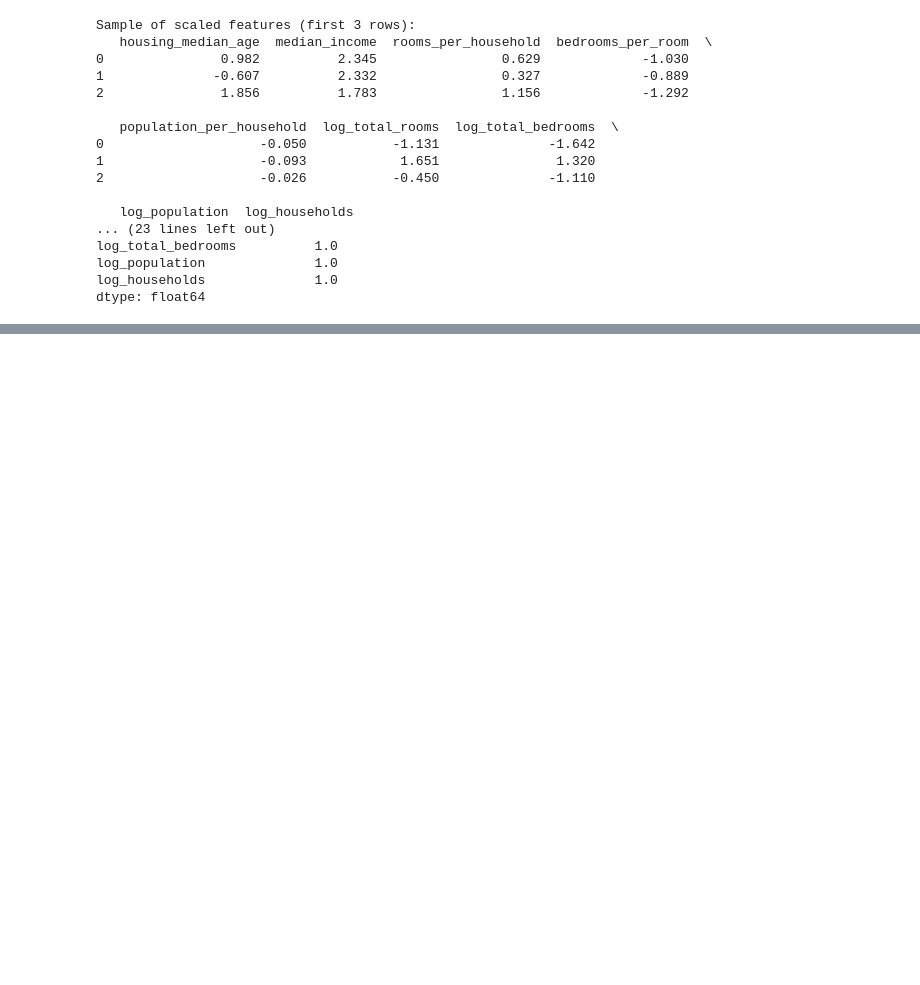
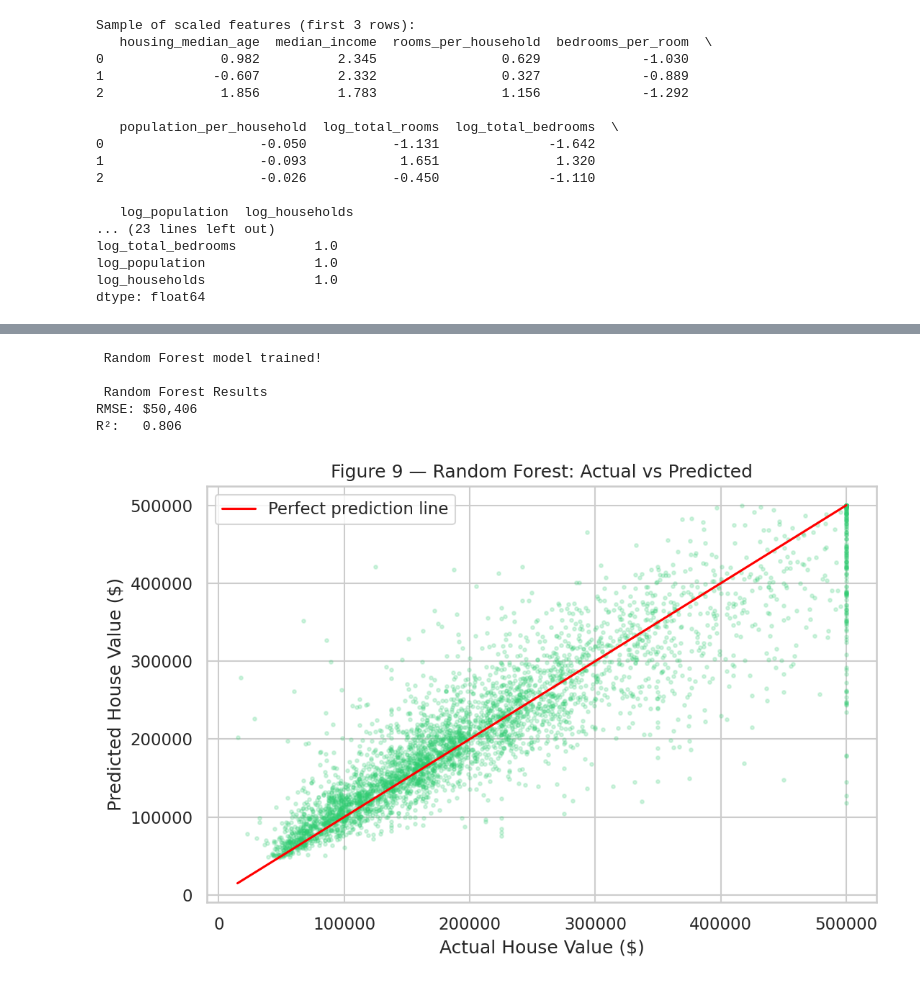
Before and after one commit to Amenbiz/House-Pricing, a Jupyter notebook: notebooks/house_price_analysis.ipynb, the cells around one changed output, grey strips where cells are left out. Drawn from its saved outputs; the diff is of its cells as text; code cells hidden in the pictures; blank space fills up the shorter version.

```diff
--- a/notebooks/house_price_analysis.ipynb
+++ b/notebooks/house_price_analysis.ipynb
@@ -658,0 +824,50 @@ dtype: float64
+# %%
+# CELL 22 — Random Forest
+
+# Random Forest builds 100 decision trees, each trained on
+# a slightly different random sample of the data.
+# It then averages all 100 predictions together.
+
+
+from sklearn.ensemble import RandomForestRegressor
+
+# Step 1 — Create model
+rf_model = RandomForestRegressor(n_estimators=100, random_state=42)
+
+# Step 2 — Train model
+# Note: Traing this model might take a
+# while because it has to build about 100 host
+
+rf_model.fit(X_train, y_train)
+print(" Random Forest model trained!")
+
+# Step 3 — Make predictions on the test set
+rf_predictions = rf_model.predict(X_test)
+
+# Step 4 — Measure performance
+rf_rmse = np.sqrt(mean_squared_error(y_test, rf_predictions))
+rf_r2 = r2_score(y_test, rf_predictions)
+
+print("\n Random Forest Results " )
+print(f"RMSE: ${rf_rmse:,.0f}")
+print(f"R²:   {rf_r2:.3f}")
+
+# Step 5 — Visualise predictions vs actual values
+plt.figure(figsize=(8, 5))
+plt.scatter(y_test, rf_predictions, alpha=0.2, s=5, color="#2ECC71")
+plt.plot([y_test.min(), y_test.max()],
+         [y_test.min(), y_test.max()],
+         color='red', linewidth=1.5, label='Perfect prediction line')
+plt.xlabel("Actual House Value ($)")
+plt.ylabel("Predicted House Value ($)")
+plt.title("Figure 9 — Random Forest: Actual vs Predicted")
+plt.legend()
+plt.savefig("fig_rf_predictions.png")
+plt.show()
+# %% [output]
+ Random Forest model trained!
+
+ Random Forest Results
+RMSE: $50,406
+R²:   0.806
+[figure, added]
```
Also changed, not shown: parts of 15 cells of this notebook.
